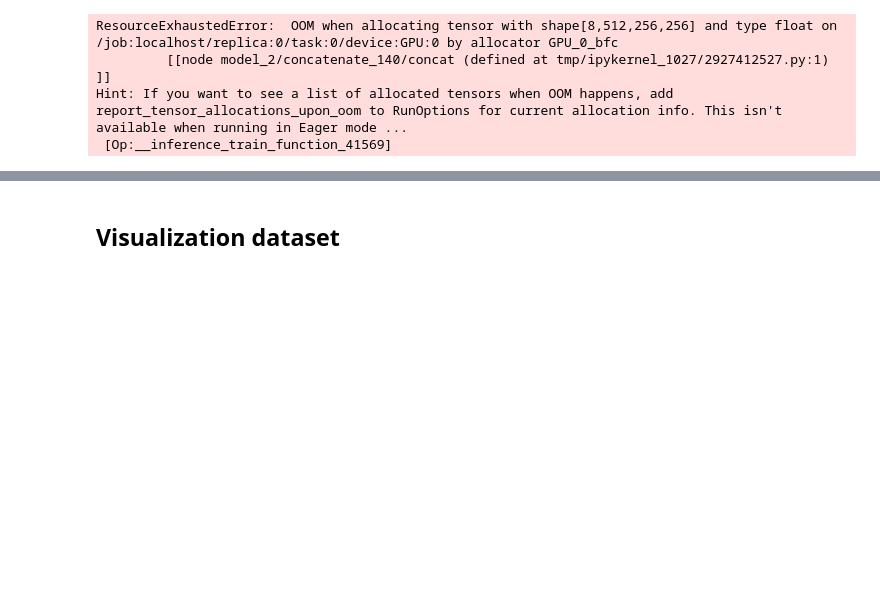
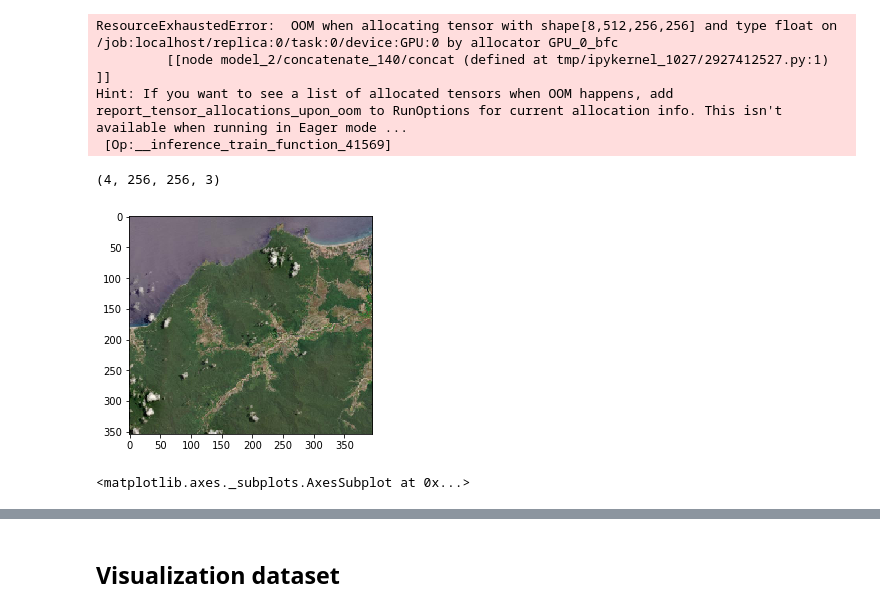
Before and after one commit to rodekruis/automated-cloud-detection, a Jupyter notebook: CloudXNet_Willem.ipynb, the cells around one changed output, grey strips where cells are left out. Saved outputs shown, nothing was run; the diff lists cells and outputs as text; code cells hidden in the pictures; blank space fills up the shorter version.

Commit message:
predictions on maxar

```diff
--- a/CloudXNet_Willem.ipynb
+++ b/CloudXNet_Willem.ipynb
@@ -110,0 +97,13 @@ for n in range(len(test_im)):
+# %%
+maxar_path_1 = '/Users/Willem/Werk/510/510_cloud_detection/geotiff_examples/maxar_clouds_small.tif'
+maxar_path = '/Users/Willem/Werk/510/510_cloud_detection/geotiff_examples/maxar_clouds.tif'
+
+downsized_img, all_tiles = create_tiles_from_tif(maxar_path_1)
+
+print(all_tiles.shape)
+
+show(downsized_img)
+# %% [output]
+(4, 256, 256, 3)
+[figure, added]
+<matplotlib.axes._subplots.AxesSubplot at 0x...>
```
Also changed, not shown: parts of 13 cells of this notebook, 18 other files.
